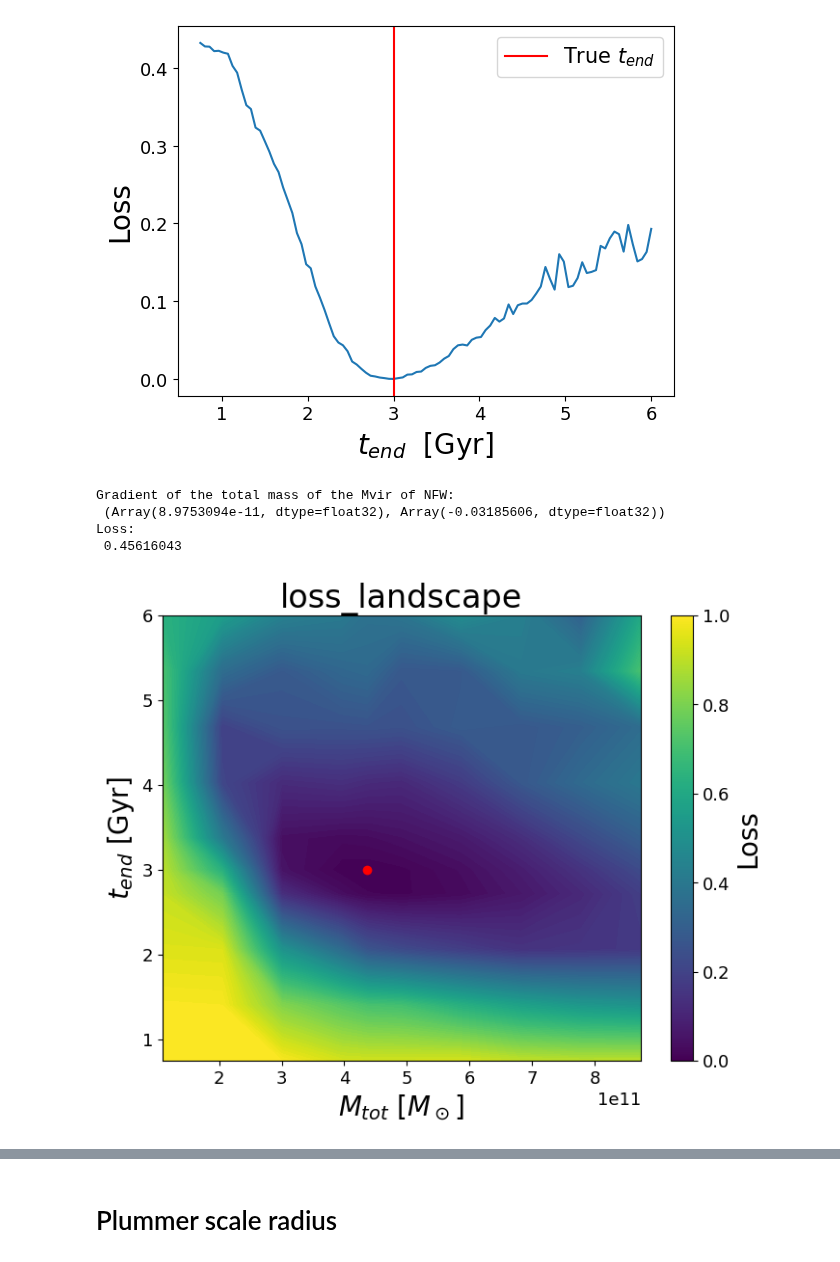
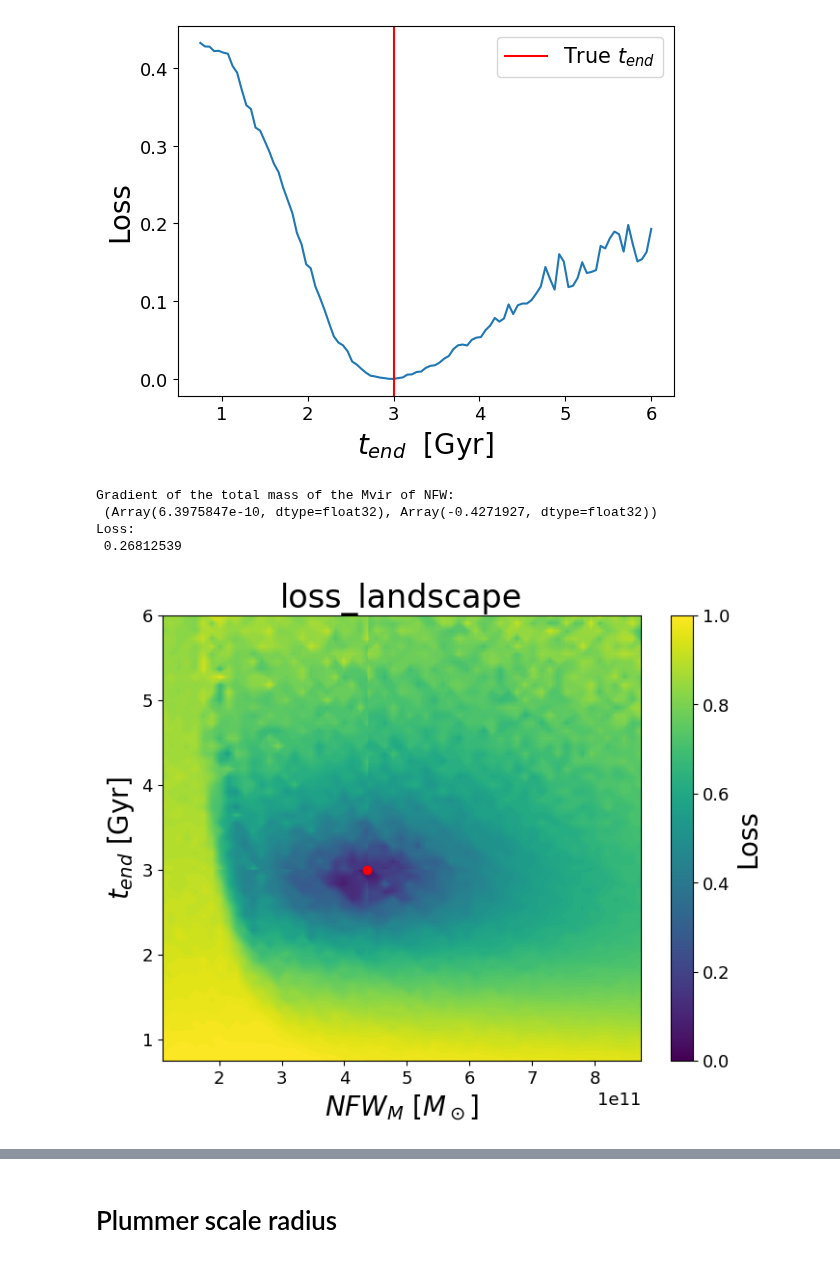
Before and after one commit to vepe99/Odisseo, a Jupyter notebook: notebooks/dev/albastross/losses_study.ipynb, the cells around one changed output, grey strips where cells are left out. Drawn from its saved outputs; the diff is of its cells as text; code cells hidden in the pictures.

```diff
--- a/notebooks/dev/albastross/losses_study.ipynb
+++ b/notebooks/dev/albastross/losses_study.ipynb
@@ -49,7 +49,7 @@ code_units = CodeUnits(code_length, code_mass, G=1, unit_time = code_time )
 # code_units = CodeUnits(code_length, code_mass, G=G)  # default values
 
 
-config = SimulationConfig(N_particles = 5000,
+config = SimulationConfig(N_particles = 1000,
                           return_snapshots = True,
                           num_snapshots = 500,
                           num_timesteps = 1000,
@@ -2007,12 +2007,40 @@ def time_integration_NFWmass_tend_grad(Mvir, t_end, key):
     n_sim, n_target = len(stream), len(stream_target)
     sigma = 0.5 * jnp.power(n_sim + n_target, -1/(6+4))  # Rule of thumb for 6D
 
-    # Compute MMD terms
-    xx = jnp.mean(jax.vmap(lambda xi: jax.vmap(lambda xj: rbf_kernel(xi, xj, sigma))(sim_norm))(sim_norm))
-    yy = jnp.mean(jax.vmap(lambda yi: jax.vmap(lambda yj: rbf_kernel(yi, yj, sigma))(target_norm))(target_norm))
-    xy = jnp.mean(jax.vmap(lambda xi: jax.vmap(lambda yj: rbf_kernel(xi, yj, sigma))(target_norm))(sim_norm))
+    # # Compute MMD terms
+    # xx = jnp.mean(jax.vmap(lambda xi: jax.vmap(lambda xj: rbf_kernel(xi, xj, sigma))(sim_norm))(sim_norm))
+    # yy = jnp.mean(jax.vmap(lambda yi: jax.vmap(lambda yj: rbf_kernel(yi, yj, sigma))(target_norm))(target_norm))
+    # xy = jnp.mean(jax.vmap(lambda xi: jax.vmap(lambda yj: rbf_kernel(xi, yj, sigma))(target_norm))(sim_norm))
 
-    return xx + yy - 2 * xy
+    # return xx + yy - 2 * xy
+
+    @jit
+    def compute_mmd(sim_norm, target_norm, sigmas):
+        xx = jnp.mean(jax.vmap(lambda xi: jax.vmap(lambda xj: rbf_kernel(xi, xj, sigmas))(sim_norm))(sim_norm))
+        yy = jnp.mean(jax.vmap(lambda yi: jax.vmap(lambda yj: rbf_kernel(yi, yj, sigmas))(target_norm))(target_norm))
+        xy = jnp.mean(jax.vmap(lambda xi: jax.vmap(lambda yj: rbf_kernel(xi, yj, sigmas))(target_norm))(sim_norm))
+        return xx + yy - 2 * xy
+
+    distances = jax.vmap(lambda x: jax.vmap(lambda y: jnp.linalg.norm(x - y))(target_norm))(sim_norm)
+    distance_flat = distances.flatten()
+
+    # # Use percentiles as natural scales
+    sigmas = jnp.array([
+        jnp.percentile(distance_flat, 10),   # Fine scale
+        jnp.percentile(distance_flat, 25),   # Small scale
+        jnp.percentile(distance_flat, 50),   # Medium scale (median)
+        jnp.percentile(distance_flat, 75),   # Large scale
+        jnp.percentile(distance_flat, 90),   # Very large scale
+    ])
+
+    # Adaptive weights based on scale separation
+    # scale_weights = jnp.array([0.15, 0.2, 0.3, 0.25, 0.1])
+    scale_weights = jnp.ones_like(sigmas)  # Equal weights for simplicity
+
+    # Compute MMD with multiple kernels
+    mmd_total = jnp.sum(scale_weights * jax.vmap(lambda sigma: compute_mmd(sim_norm, target_norm, sigma))(sigmas))
+
+    return mmd_total / len(sigmas)
 
 
 
@@ -2024,7 +2052,7 @@ key = 0
 loss, grad = jax.value_and_grad(time_integration_NFWmass_tend_grad, argnums=(0,1))(Mvir, t_end, key)
 print("Gradient of the total mass of the Mvir of NFW:\n", grad)
 print("Loss:\n", loss)
-n_sim = 10
+n_sim = 60
 
 M_tot_values = jnp.linspace(params.NFW_params.Mvir*(1/4), params.NFW_params.Mvir*(8/4), n_sim-1) # Adjust range based on expected values
 t_end_values = jnp.linspace(params.t_end * (1/4), params.t_end * (8/4), n_sim-1)   # Adjust range based on expected timescales
@@ -2044,35 +2072,35 @@ Mvir_flat = M_tot_grid.flatten()
 t_end_flat = t_end_grid.flatten()
 keys_flat = jnp.arange(len(Mvir_flat))  # Create a flat array of keys
 
 mesh = Mesh(np.array(jax.devices()), ("i",))
 Mvir_sharded = jax.device_put(Mvir_flat, NamedSharding(mesh, PartitionSpec("i")))
 t_end_sharded = jax.device_put(t_end_flat, NamedSharding(mesh, PartitionSpec("i")))
 keys_sharded = jax.device_put(keys_flat, NamedSharding(mesh, PartitionSpec("i")))
 
 
 @jit
 def time_integration_for_laxmap(input):
     Mvir, t_end, key = input
     return jax.value_and_grad(time_integration_NFWmass_tend_grad, argnums=[0, 1, ])(Mvir, t_end, key)
 
 loss, grad = jax.lax.map(f=time_integration_for_laxmap,
                          xs=(Mvir_sharded, t_end_sharded, keys_sharded),
                          batch_size=1)
 
 loss = loss.reshape(M_tot_grid.shape)
 
 # Plot the heatmap
 plt.figure(figsize=(8, 6))
-plt.contourf(M_tot_values*code_units.code_mass.to(u.Msun), t_end_values*code_units.code_time.to(u.Gyr), loss.T, levels=100, cmap="viridis")
+plt.contourf(M_tot_values*code_units.code_mass.to(u.Msun), t_end_values*code_units.code_time.to(u.Gyr), jnp.log10(loss.T), levels=100, cmap="viridis")
 plt.scatter(params.NFW_params.Mvir * code_units.code_mass.to(u.Msun), params.t_end * code_units.code_time.to(u.Gyr),color="red", label="True values")
 plt.colorbar(label="Loss")
-plt.xlabel("$M_{tot}$ [$M_\odot$]")
+plt.xlabel("$NFW_{M}$ [$M_\odot$]")
 plt.ylabel("$t_{end}$ [Gyr]")
 plt.title("loss_landscape")
 plt.savefig('./loss_landscape/loss_landscape_NFW_mass_tend_20x20.pdf', dpi=300, bbox_inches='tight')
 # %% [output]
 Gradient of the total mass of the Mvir of NFW:
- (Array(8.9753094e-11, dtype=float32), Array(-0.03185606, dtype=float32))
+ (Array(6.3975847e-10, dtype=float32), Array(-0.4271927, dtype=float32))
 Loss:
- 0.45616043
+ 0.26812539
-[figure, old version]
+[figure, new version]
```
Also changed, not shown: parts of 16 cells of this notebook, 3 other files.
